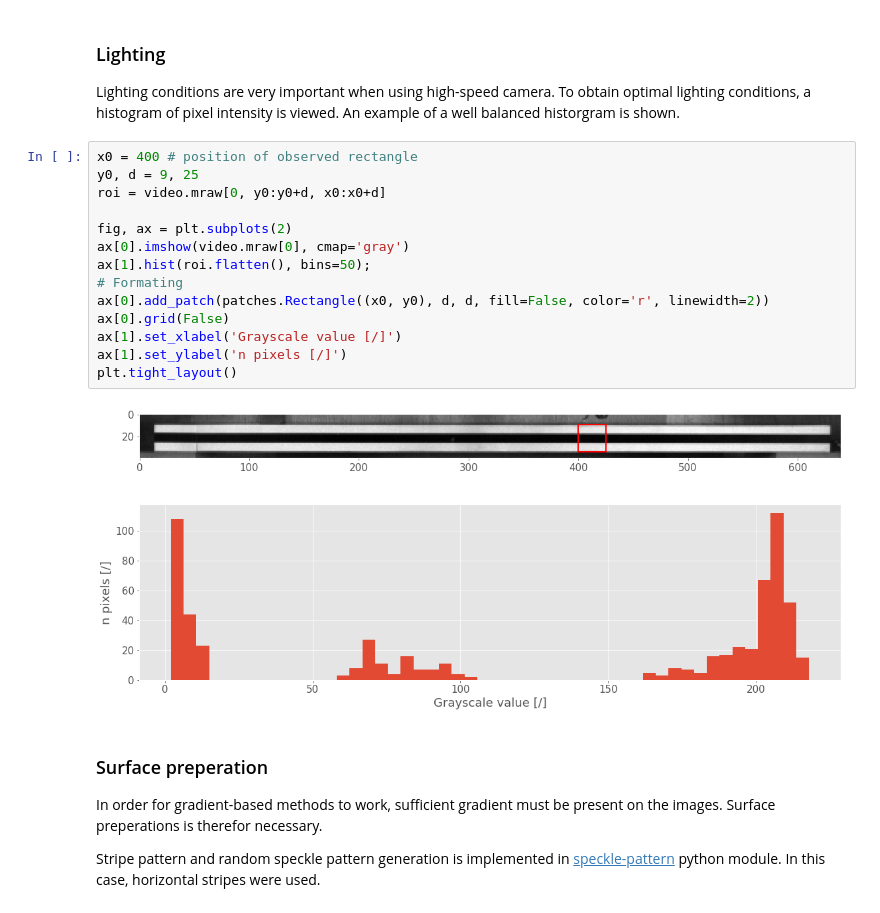
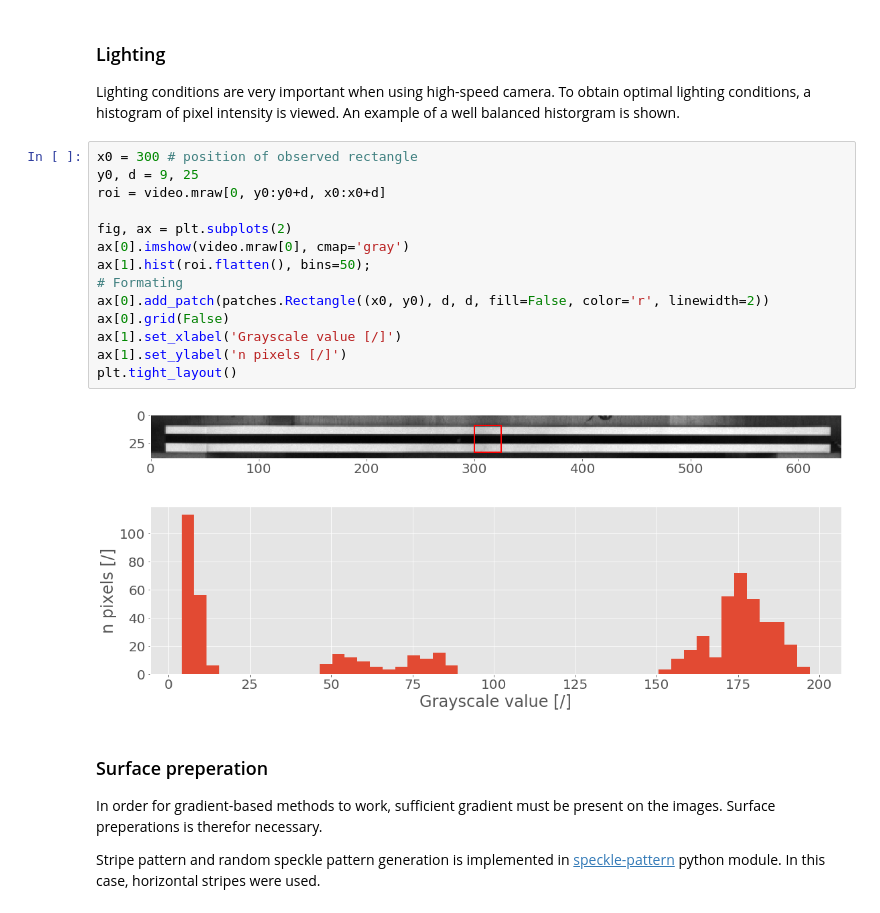
Before and after one commit to ladisk/ImageBasedModalAnalysisTutorial, a Jupyter notebook: ImageBasedModalAnalysisTutorial.ipynb, the cells around one changed output. Cells and saved outputs as stored; diff of their text form.

```diff
--- a/ImageBasedModalAnalysisTutorial.ipynb
+++ b/ImageBasedModalAnalysisTutorial.ipynb
@@ -120,21 +125,21 @@ OrderedDict([('Date', '2018/12/17'),
 ### Lighting
 Lighting conditions are very important when using high-speed camera. To obtain optimal lighting conditions, a histogram of pixel intensity is viewed. An example of a well balanced historgram is shown.
 # %%
-x0 = 400 # position of observed rectangle
+x0 = 300 # position of observed rectangle
 y0, d = 9, 25
 roi = video.mraw[0, y0:y0+d, x0:x0+d]
 
 fig, ax = plt.subplots(2)
 ax[0].imshow(video.mraw[0], cmap='gray')
 ax[1].hist(roi.flatten(), bins=50);
 # Formating
 ax[0].add_patch(patches.Rectangle((x0, y0), d, d, fill=False, color='r', linewidth=2))
 ax[0].grid(False)
 ax[1].set_xlabel('Grayscale value [/]')
 ax[1].set_ylabel('n pixels [/]')
 plt.tight_layout()
 # %% [output]
-[figure, old version]
+[figure, new version]
 # %% [markdown]
 ### Surface preperation
 In order for gradient-based methods to work, sufficient gradient must be present on the images. Surface preperations is therefor necessary.
```
Also changed, not shown: parts of 17 cells of this notebook, 1 other file.
